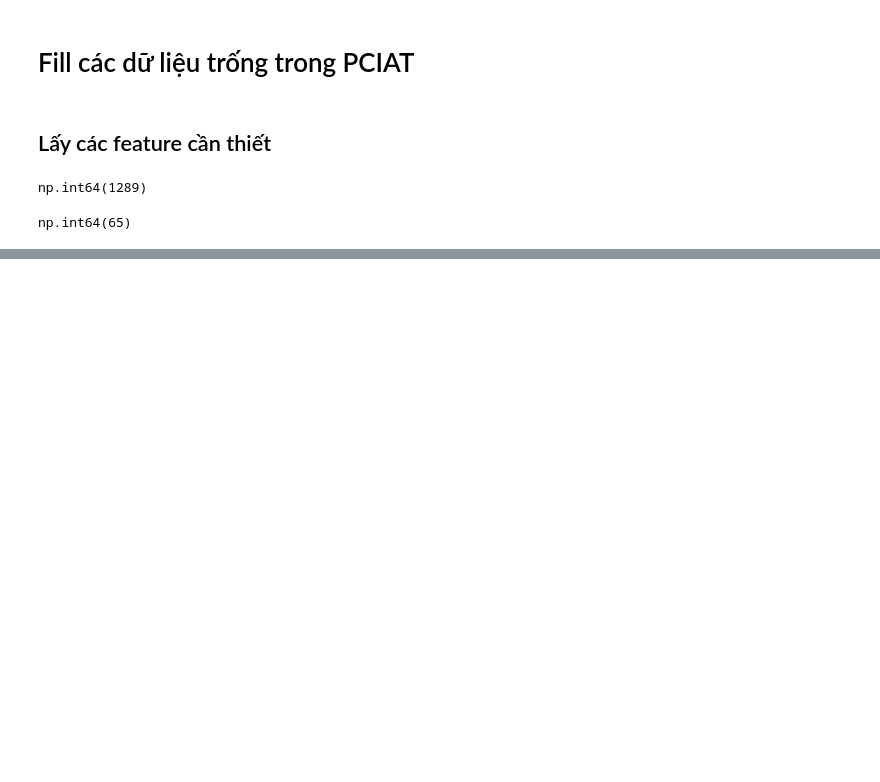
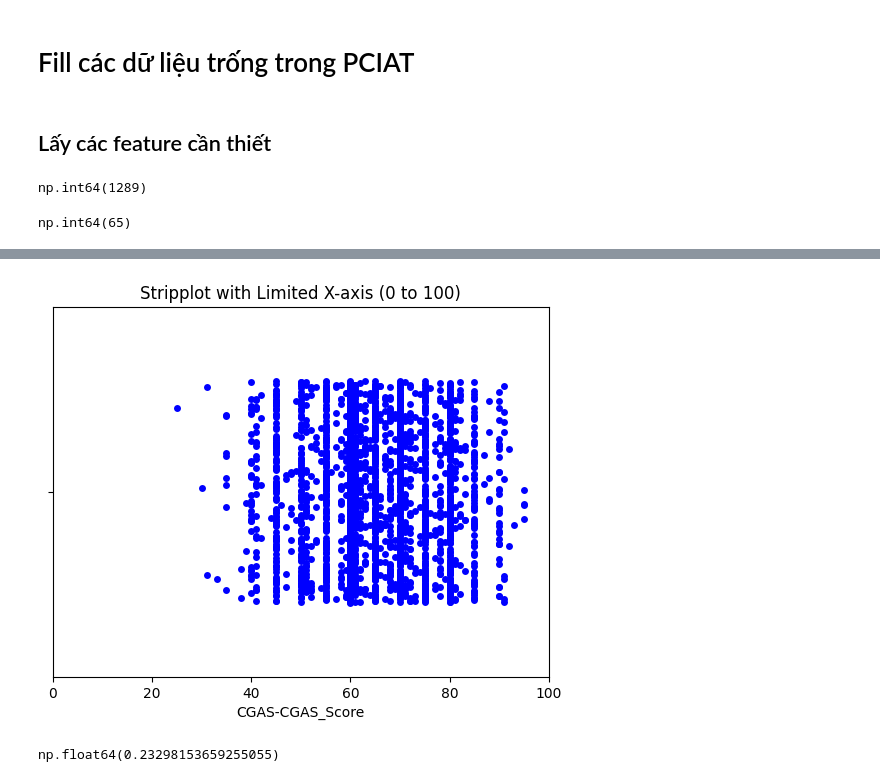
Before and after one commit to minhnhatdeii/top1uet_piu, a Jupyter notebook: MANH/Analysis.ipynb, the cells around one changed output, grey strips where cells are left out. Drawn from its saved outputs; the diff is of its cells as text; code cells hidden in the pictures; blank space fills up the shorter version.

```diff
--- a/MANH/Analysis.ipynb
+++ b/MANH/Analysis.ipynb
@@ -144,0 +173,12 @@ np.int64(65)
+# %%
+sns.stripplot(data = train_df, x = 'CGAS-CGAS_Score', size= 5, jitter=0.3, color ='blue')
+plt.xlim(0, 100)  # Giới hạn trục x từ 0 đến 100
+plt.title("Stripplot with Limited X-axis (0 to 100)")
+plt.show()
+# %% [output]
+[figure, added]
+# %%
+train_df['SDS-SDS_Total_T'].describe()
+train_df['SDS-SDS_Total_T'].corr(train_df['sii'])
+# %% [output]
+np.float64(0.23298153659255055)
```
Also changed, not shown: parts of 4 cells of this notebook.
